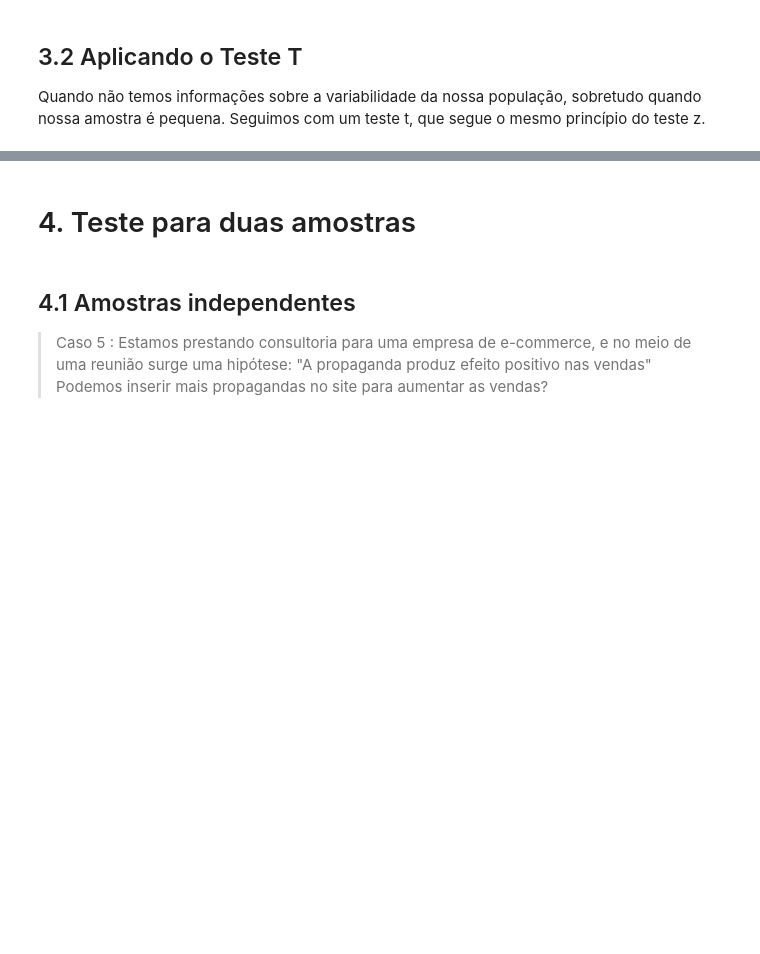
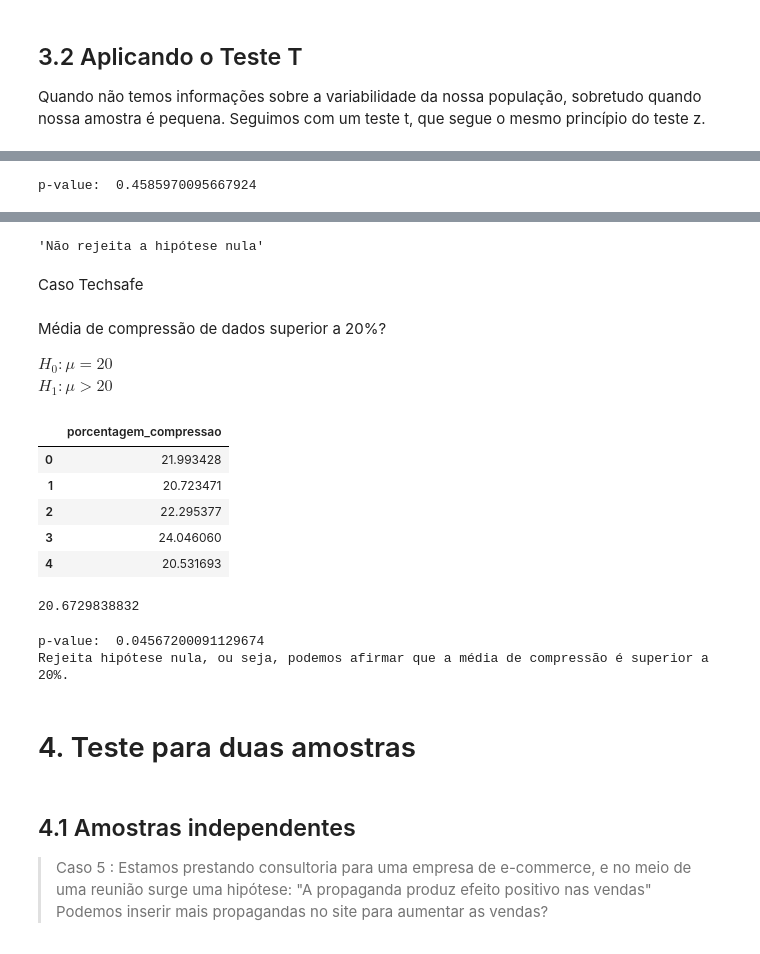
Before and after one commit to biancamcunha/Data-Science-Alura, a Jupyter notebook: [Aula_0]_Data_Science_Testes_com_Data_Science.ipynb, the cells around one changed output, grey strips where cells are left out. Cells and saved outputs as stored; diff of their text form; code cells hidden in the pictures; blank space fills up the shorter version.

```diff
--- a/[Aula_0]_Data_Science_Testes_com_Data_Science.ipynb
+++ b/[Aula_0]_Data_Science_Testes_com_Data_Science.ipynb
@@ -505,14 +581,18 @@ Quando não temos informações sobre a variabilidade da nossa população, sobr
 # %%
 # Realiza o teste t unilateral para uma amostra
-
+stats, p_value = ttest_1samp(tempo_resposta, 30, alternative='less')
 
 # Exibe os resultados
+
+print('p-value: ', p_value)
+# %% [output]
+p-value:  0.4585970095667924
 # %% [markdown]
 ## 3.3 Interpretando o Teste T
 
 ![](https://i.imgur.com/3yvNUJR.png)
 # %%
-nivel_significancia =
+nivel_significancia = 0.05
 
 
 if p_value < nivel_significancia:
@@ -522,6 +602,44 @@ else:
 
 
 conclusao
+# %% [output]
+'Não rejeita a hipótese nula'
+# %% [markdown]
+Caso Techsafe
+# %% [markdown]
+Média de compressão de dados superior a 20%?
+
+$H_0 : \mu = 20%$\
+$H_1 : \mu \gt 20$
+# %%
+df_techsafe = pd.DataFrame({'porcentagem_compressao': [21.99342831, 20.7234714 , 22.29537708, 24.04605971, 20.53169325, 20.53172609, 24.15842563, 22.53486946, 20.06105123, 22.08512009, 20.07316461, 20.06854049, 21.48392454, 17.17343951, 17.55016433, 19.87542494, 18.97433776, 21.62849467, 19.18395185, 18.1753926, 23.93129754, 20.5484474 , 21.13505641, 18.15050363, 19.91123455]})
+df_techsafe.head()
+# %% [output]
+|  | porcentagem_compressao |
+| 0 | 21.993428 |
+| 1 | 20.723471 |
+| 2 | 22.295377 |
+| 3 | 24.046060 |
+| 4 | 20.531693 |
+# %%
+media_amostral = df_techsafe['porcentagem_compressao'].mean()
+media_amostral
+# %% [output]
+20.6729838832
+# %%
+nivel_significancia = 0.05
+
+stats, p_value = ttest_1samp(df_techsafe['porcentagem_compressao'], 20, alternative='greater')
+
+print('p-value: ', p_value)
+
+if p_value < nivel_significancia:
+    print('Rejeita hipótese nula, ou seja, podemos afirmar que a média de compressão é superior a 20%.')
+else:
+    print('Não rejeita a hipótese nula, ou seja, não podemos afirmar que a média de compressão é superior a 20%.')
+# %% [output]
+p-value:  0.04567200091129674
+Rejeita hipótese nula, ou seja, podemos afirmar que a média de compressão é superior a 20%.
 # %% [markdown]
 # 4. Teste para duas amostras
 # %% [markdown]
```
Also changed, not shown: parts of 52 cells of this notebook.
